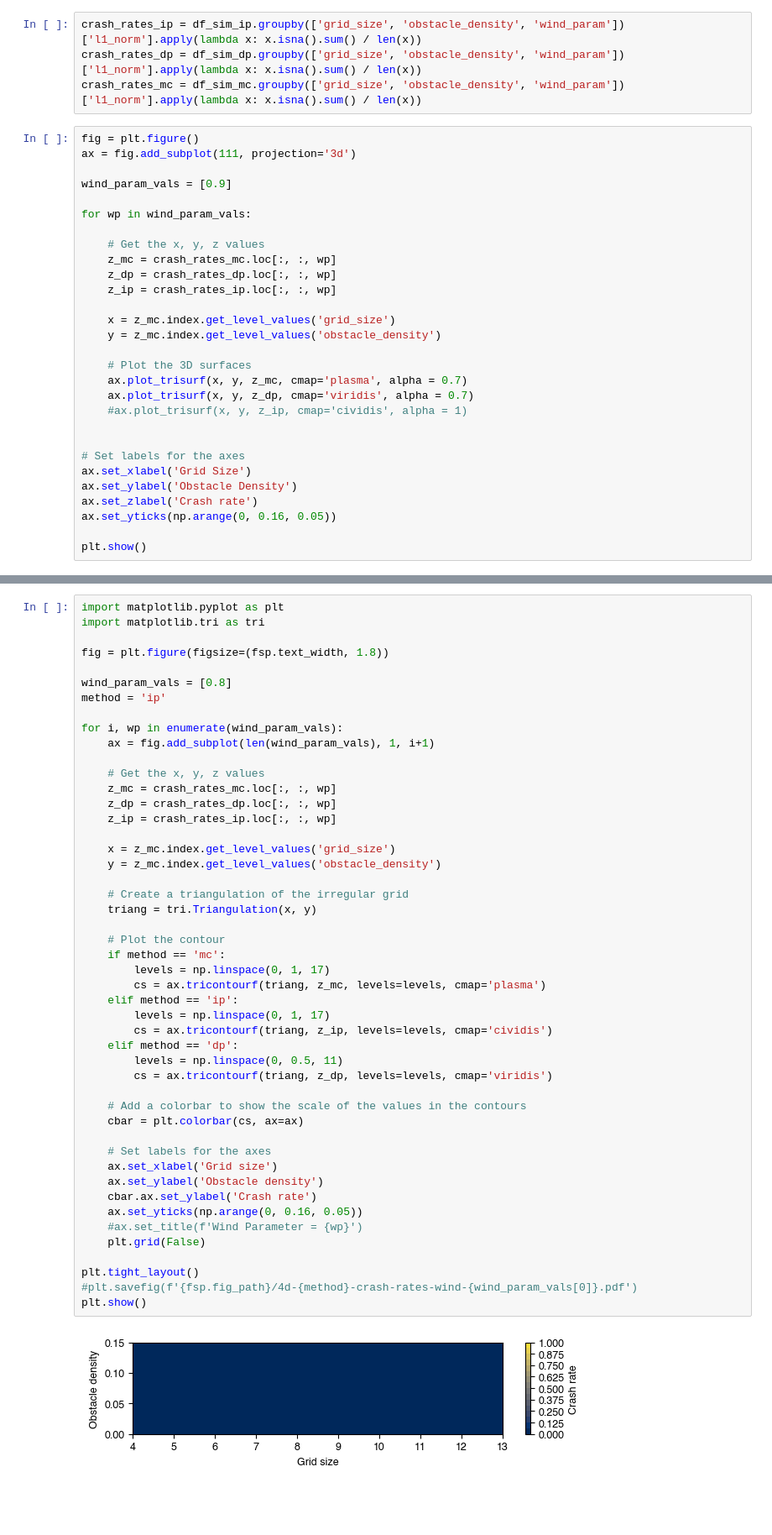
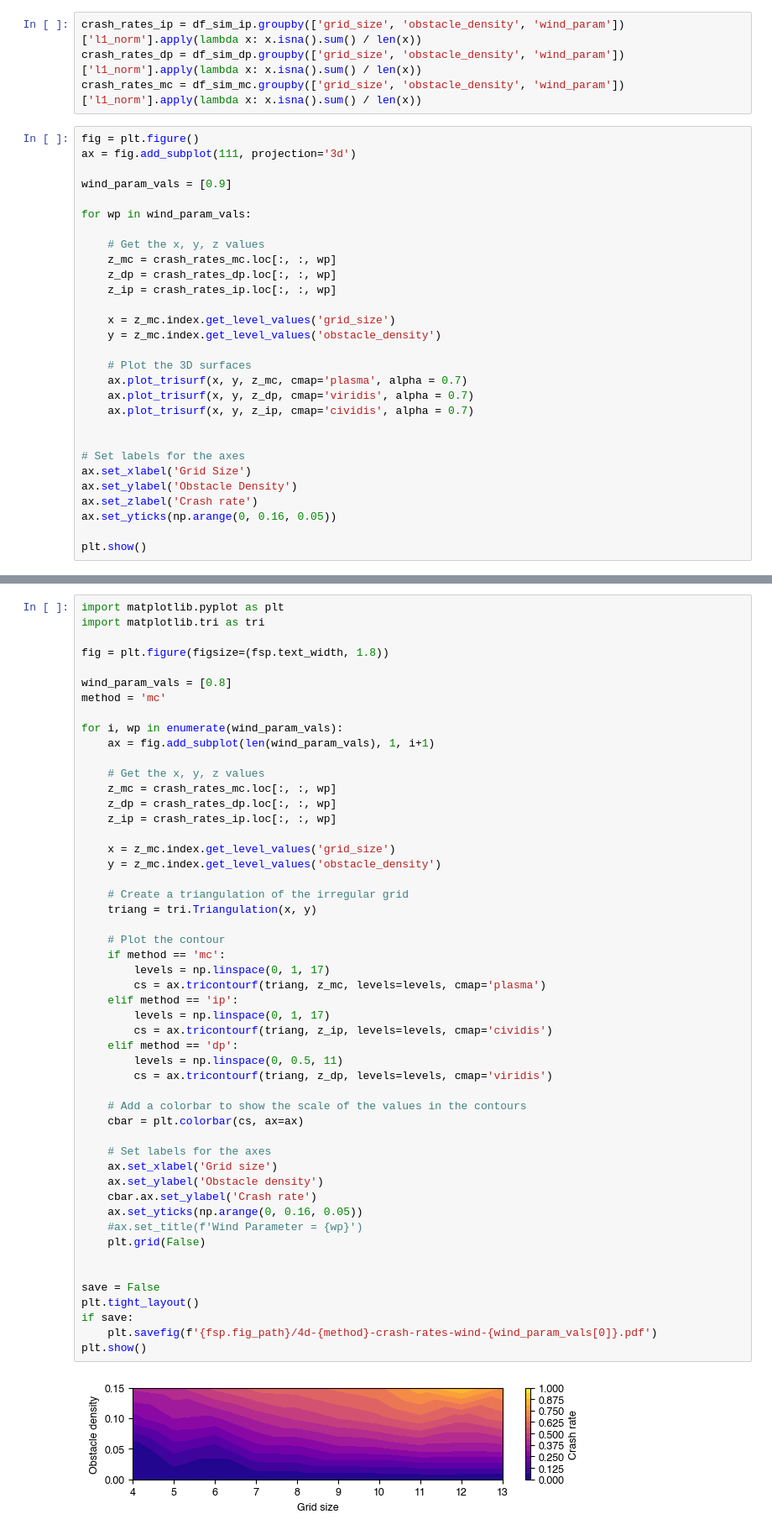
Before and after one commit to berkpereira/gridworld-numpy, a Jupyter notebook: eda_4d.ipynb, the cells around one changed output, grey strips where cells are left out. Shown at 84% size. Drawn from its saved outputs; the diff is of its cells as text; blank space fills up the shorter version.

Commit message:
plotting changes

```diff
--- a/eda_4d.ipynb
+++ b/eda_4d.ipynb
@@ -182,7 +228,7 @@ for wp in wind_param_vals:
     # Plot the 3D surfaces
     ax.plot_trisurf(x, y, z_mc, cmap='plasma', alpha = 0.7)
     ax.plot_trisurf(x, y, z_dp, cmap='viridis', alpha = 0.7)
-    #ax.plot_trisurf(x, y, z_ip, cmap='cividis', alpha = 1)
+    ax.plot_trisurf(x, y, z_ip, cmap='cividis', alpha = 0.7)
 
 
 # Set labels for the axes
@@ -201,7 +247,7 @@ import matplotlib.tri as tri
 fig = plt.figure(figsize=(fsp.text_width, 1.8))
 
 wind_param_vals = [0.8]
-method = 'ip'
+method = 'mc'
 
 for i, wp in enumerate(wind_param_vals):
     ax = fig.add_subplot(len(wind_param_vals), 1, i+1)
@@ -215,32 +261,35 @@ for i, wp in enumerate(wind_param_vals):
     y = z_mc.index.get_level_values('obstacle_density')
 
     # Create a triangulation of the irregular grid
     triang = tri.Triangulation(x, y)
 
     # Plot the contour
     if method == 'mc':
         levels = np.linspace(0, 1, 17)
         cs = ax.tricontourf(triang, z_mc, levels=levels, cmap='plasma')
     elif method == 'ip':
         levels = np.linspace(0, 1, 17)
         cs = ax.tricontourf(triang, z_ip, levels=levels, cmap='cividis')
     elif method == 'dp':
         levels = np.linspace(0, 0.5, 11)
         cs = ax.tricontourf(triang, z_dp, levels=levels, cmap='viridis')
 
     # Add a colorbar to show the scale of the values in the contours
     cbar = plt.colorbar(cs, ax=ax)
 
     # Set labels for the axes
     ax.set_xlabel('Grid size')
     ax.set_ylabel('Obstacle density')
     cbar.ax.set_ylabel('Crash rate')
     ax.set_yticks(np.arange(0, 0.16, 0.05))
     #ax.set_title(f'Wind Parameter = {wp}')
     plt.grid(False)
 
+
+save = False
 plt.tight_layout()
-#plt.savefig(f'{fsp.fig_path}/4d-{method}-crash-rates-wind-{wind_param_vals[0]}.pdf')
+if save:
+    plt.savefig(f'{fsp.fig_path}/4d-{method}-crash-rates-wind-{wind_param_vals[0]}.pdf')
 plt.show()
 # %% [output]
-[figure, old version]
+[figure, new version]
```
Also changed, not shown: parts of 2 cells of this notebook, 3 other files.
